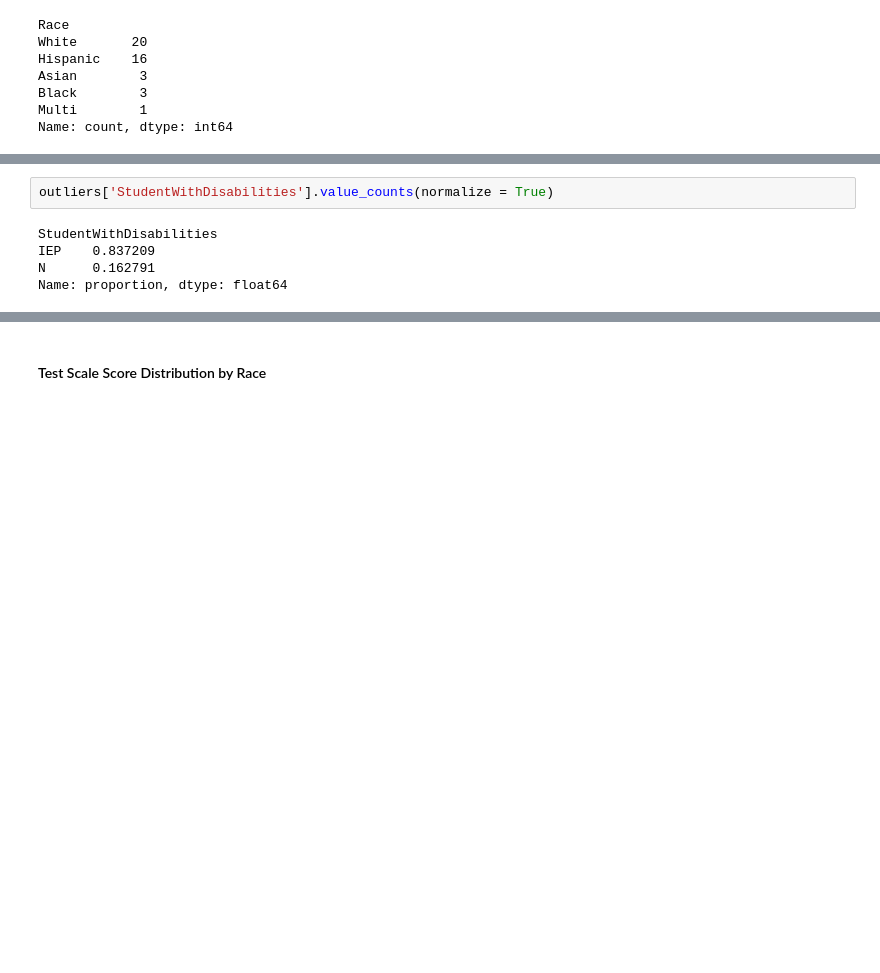
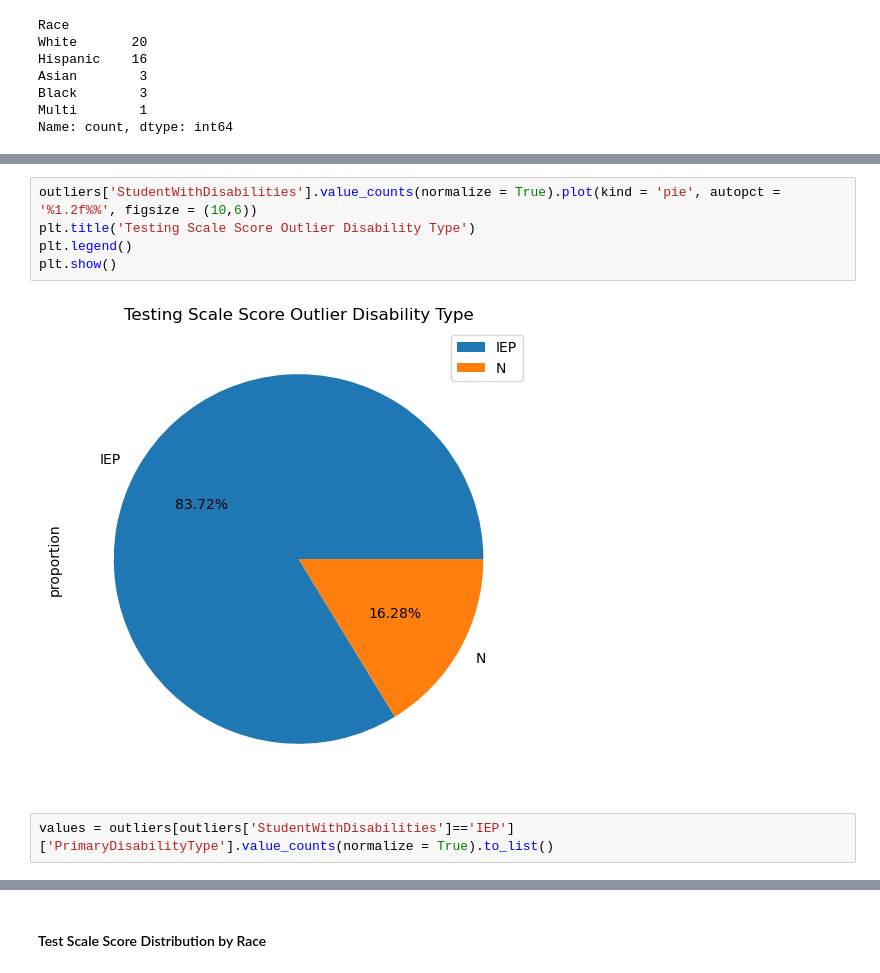
Before and after one commit to Scipio94/LEA-NJSLA-Spr-25-Analysis, a Jupyter notebook: NJSLA_Spr_25_ELA_Analysis.ipynb, the cells around one changed output, grey strips where cells are left out. Drawn from its saved outputs; the diff is of its cells as text; blank space fills up the shorter version.

```diff
--- a/NJSLA_Spr_25_ELA_Analysis.ipynb
+++ b/NJSLA_Spr_25_ELA_Analysis.ipynb
@@ -362,8 +362,10 @@ Name: proportion, dtype: float64
 # %%
-outliers['StudentWithDisabilities'].value_counts(normalize = True)
+outliers['StudentWithDisabilities'].value_counts(normalize = True).plot(kind = 'pie', autopct = '%1.2f%%', figsize = (10,6))
+plt.title('Testing Scale Score Outlier Disability Type')
+plt.legend()
+plt.show()
 # %% [output]
-StudentWithDisabilities
-IEP    0.837209
-N      0.162791
-Name: proportion, dtype: float64
+[figure, added]
+# %%
+values = outliers[outliers['StudentWithDisabilities']=='IEP']['PrimaryDisabilityType'].value_counts(normalize = True).to_list()
 # %%
```
Also changed, not shown: parts of 4 cells of this notebook, 1 other file.
